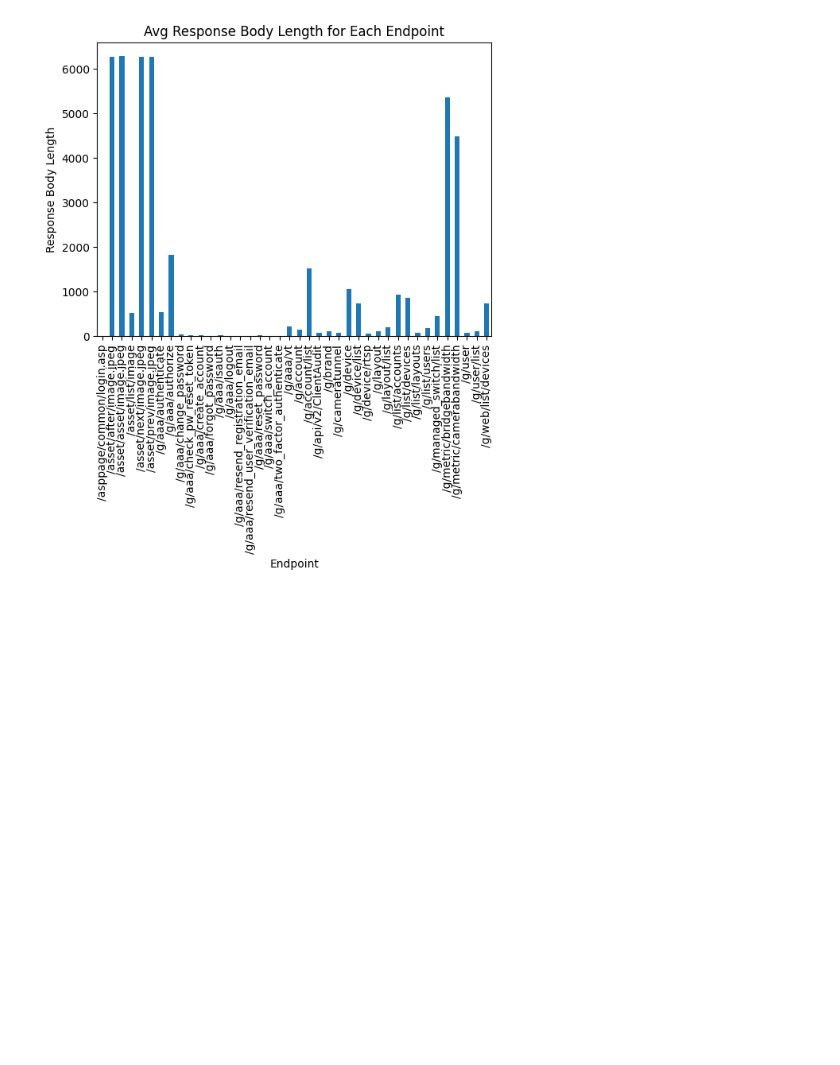
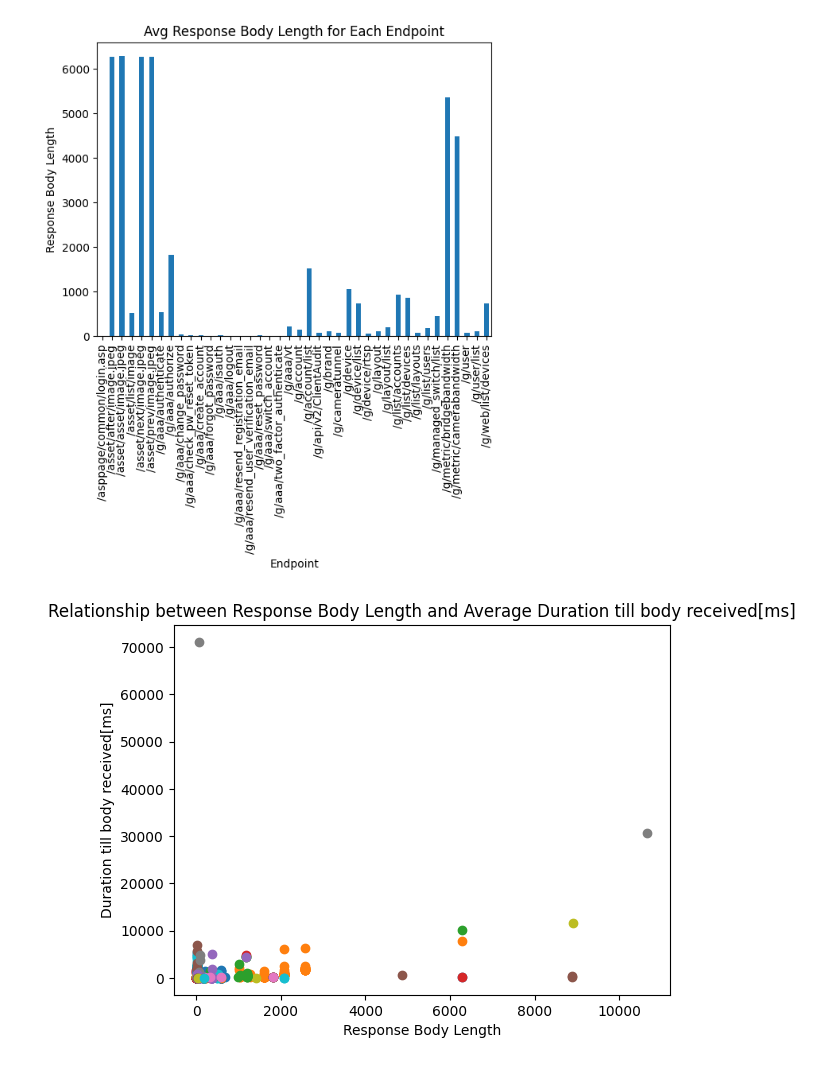
Before and after one commit to niallbuckley/API-data-analytics, a Jupyter notebook: analysis-EEN.ipynb, the cells around one changed output. Saved outputs shown, nothing was run; the diff lists cells and outputs as text; code cells hidden in the pictures; blank space fills up the shorter version.

Commit message:
Does response time and payload length correlate?

```diff
--- a/analysis-EEN.ipynb
+++ b/analysis-EEN.ipynb
@@ -66,0 +69,15 @@ plt.show()
+# %%
+grouped = df.groupby(['Endpoint', 'Response Body Length'])['Duration till body received[ms]'].mean()
+
+# create a scatter plot to represent the relationship between number of boxes and average time for each job
+fig, ax = plt.subplots()
+for job in df['Endpoint'].unique():
+    job_df = df[df['Endpoint'] == job]
+    ax.scatter(job_df['Response Body Length'], job_df['Duration till body received[ms]'], label=job)
+ax.set_xlabel('Response Body Length')
+ax.set_ylabel('Duration till body received[ms]')
+ax.set_title('Relationship between Response Body Length and Average Duration till body received[ms]')
+#ax.legend()
+plt.show()
+# %% [output]
+[figure, added]
```
Also changed, not shown: parts of 1 cell of this notebook.
